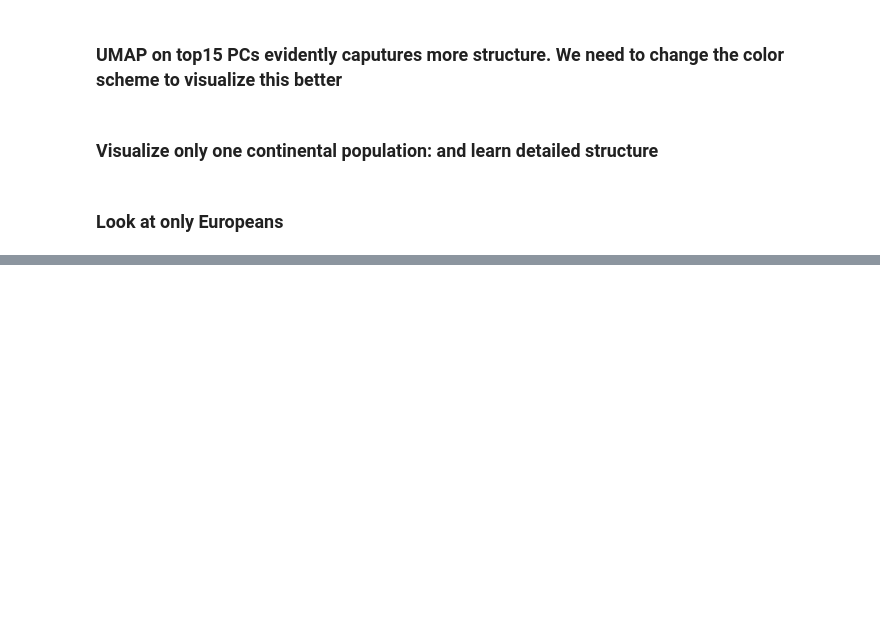
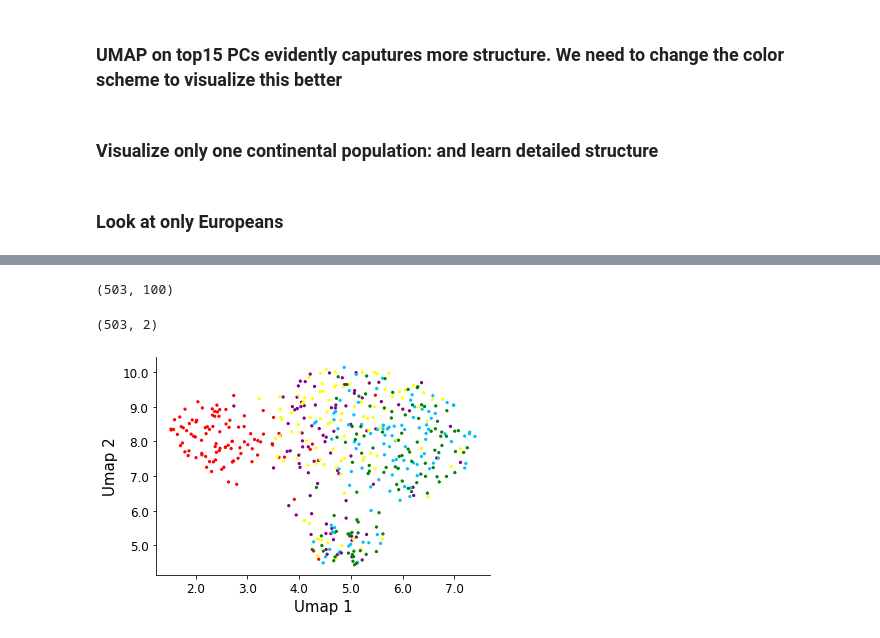
Before and after one commit to evawyf/284-team-project, a Jupyter notebook: analysis.ipynb, the cells around one changed output, grey strips where cells are left out. Drawn from its saved outputs; the diff is of its cells as text; code cells hidden in the pictures; blank space fills up the shorter version.

Commit message:
Only Europeans

```diff
--- a/analysis.ipynb
+++ b/analysis.ipynb
@@ -215,0 +228,34 @@ european_family = ["CEU","TSI", "FIN", "GBR", "IBS"]
+# %%
+european_people_pca_top100 = pca_projected_mat[european_idxs]
+# %%
+european_people_pca_top100.shape
+# %% [output]
+(503, 100)
+# %%
+umap_european_top100PC = reducer.fit_transform(european_people_pca_top100)
+# %%
+umap_european_top100PC.shape
+# %% [output]
+(503, 2)
+# %%
+pop_to_color_europeans = {'CEU':'yellow','TSI':'green','FIN':'red','GBR':'purple','IBS':'deepskyblue'}
+# %%
+colors_europeans = []
+for sample in european_samples:
+    colors_europeans.append(pop_to_color_europeans[sample[1]])
+# %%
+# Make the plot
+fig = plt.figure()
+ax = fig.add_subplot(111)
+ax.scatter(umap_european_top100PC[:,0],umap_european_top100PC[:,1], color=colors_europeans, s=5)
+# Now make it look a little prettier since I can't stand matplotlib defaults...
+ax.set_xlabel("Umap 1", size=15)
+ax.set_ylabel("Umap 2", size=15)
+ax.set_xticklabels(ax.get_xticks(), size=12)
+ax.set_yticklabels(ax.get_yticks(), size=12)
+ax.spines["top"].set_visible(False);
+ax.spines["right"].set_visible(False);
+ax.get_xaxis().tick_bottom();
+ax.get_yaxis().tick_left();
+# %% [output]
+[figure, added]
```
Also changed, not shown: parts of 6 cells of this notebook.
